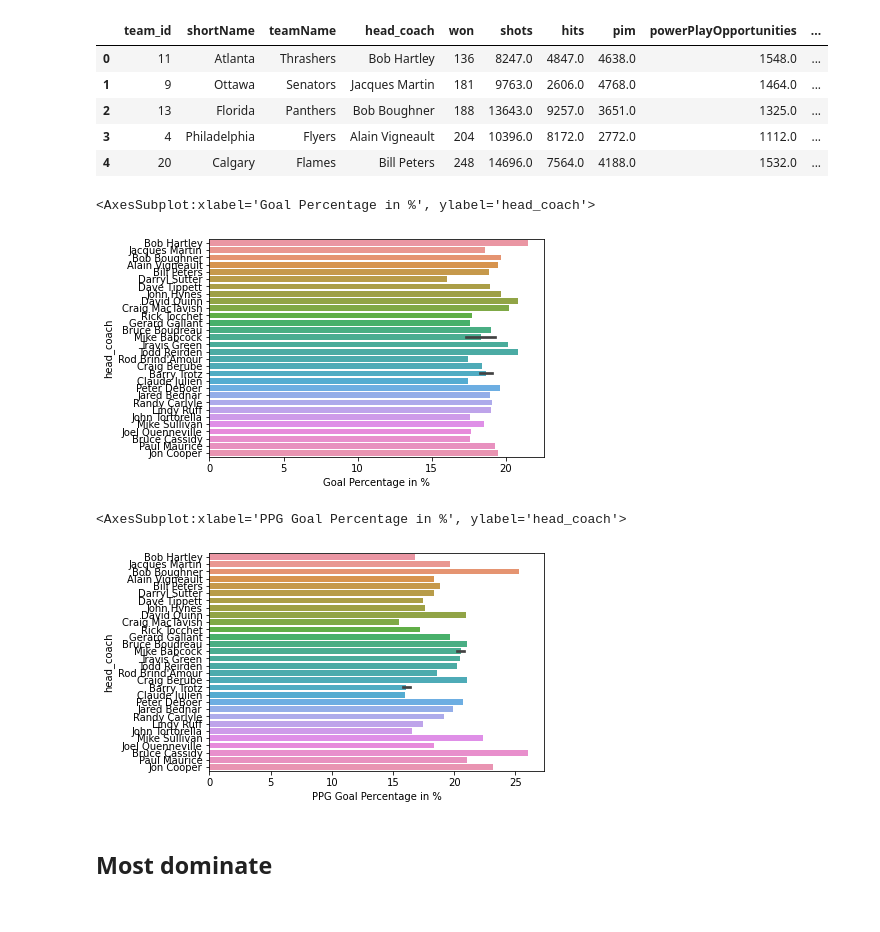
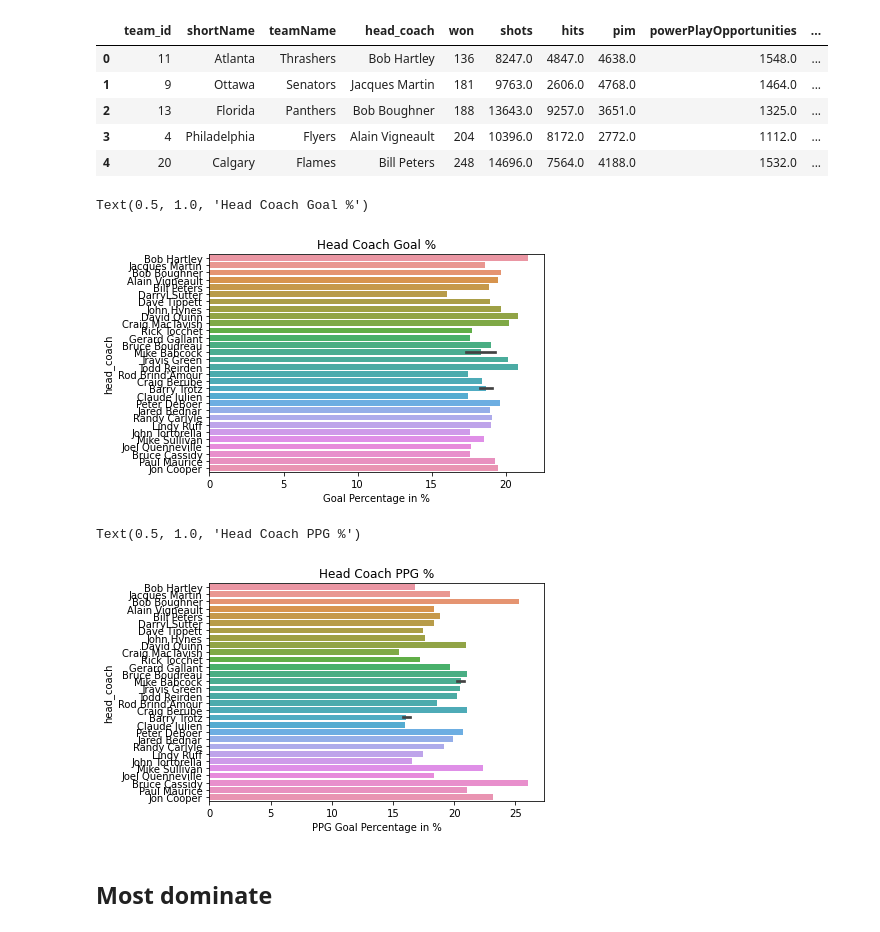
Before and after one commit to data301-2021-summer2/project-group39-project, a Jupyter notebook: analysis/Nhl-Analysis.ipynb, the cells around one changed output. Drawn from its saved outputs; the diff is of its cells as text; code cells hidden in the pictures.

```diff
--- a/analysis/Nhl-Analysis.ipynb
+++ b/analysis/Nhl-Analysis.ipynb
@@ -114,14 +114,16 @@ Total.head()
 | 4 | 20 | Calgary | Flames | Bill Peters | 248 | 14696.0 | 7564.0 | 4188.0 | 1532.0 | ... |
 # %%
 sns.barplot(x='Goal Percentage in %',y='head_coach',data=Total,linewidth=0.2)
+plt.title("Head Coach Goal %")
 # %% [output]
-<AxesSubplot:xlabel='Goal Percentage in %', ylabel='head_coach'>
+Text(0.5, 1.0, 'Head Coach Goal %')
-[figure, old version]
+[figure, new version]
 # %%
 sns.barplot(x='PPG Goal Percentage in %',y='head_coach',data=Total,linewidth=0.2)
+plt.title("Head Coach PPG %")
 # %% [output]
-<AxesSubplot:xlabel='PPG Goal Percentage in %', ylabel='head_coach'>
+Text(0.5, 1.0, 'Head Coach PPG %')
-[figure, old version]
+[figure, new version]
 # %% [markdown]
 ## Most dominate
 # %% [markdown]
```
Also changed, not shown: parts of 2 cells of this notebook, 7 other files.
